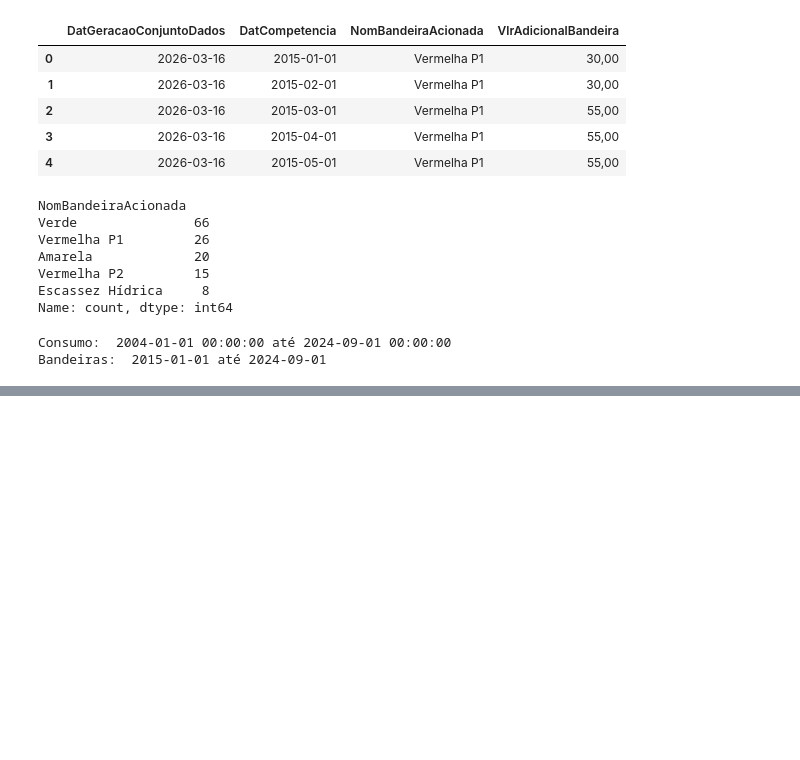
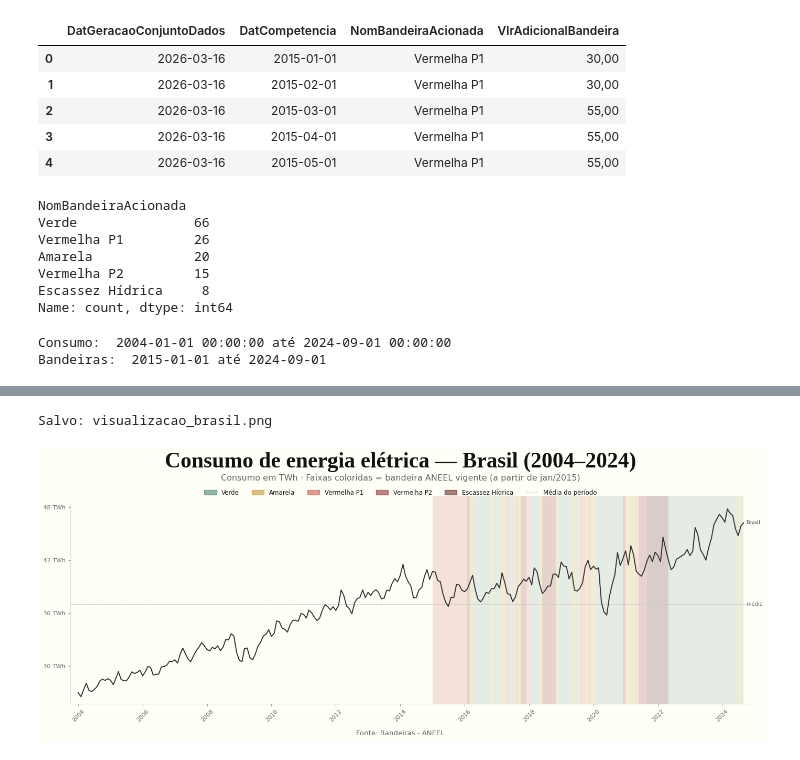
Before and after one commit to PalomaDuarte07/ecdv-energias-renovaveis, a Jupyter notebook: 2103-bandeira-consumo.ipynb, the cells around one changed output, grey strips where cells are left out. Saved outputs shown, nothing was run; the diff lists cells and outputs as text; code cells hidden in the pictures; blank space fills up the shorter version.

```diff
--- a/2103-bandeira-consumo.ipynb
+++ b/2103-bandeira-consumo.ipynb
@@ -442,0 +556,65 @@ Salvo: visualizacao_bandeiras.png
+# %%
+# ─────────────────────────────────────────────────────────────────────────────
+# PLOT 1: BRASIL TOTAL
+# ─────────────────────────────────────────────────────────────────────────────
+plt.close('all')  # Clear any previous figures
+
+fig1 = plt.figure(figsize=(15, 6), facecolor=BG)
+
+ax_total = fig1.add_subplot(111)
+
+plotar_painel(
+    ax_total, total, "YM", "Consumo_TWh",
+    titulo="",
+    cor_linha="#333333",
+    bandeiras_df=bandeiras,
+    milhoes=True,
+    rotulo="Brasil",
+    show_xlabel=True,
+)
+
+# Adjust spacing: top=0.85 reserves space for title/legend
+fig1.subplots_adjust(left=0.08, right=0.95, top=0.78, bottom=0.12)
+
+# Legenda das bandeiras
+legenda_bandeiras = [
+    mpatches.Patch(color="#2d6a4f", alpha=0.5, label="Verde"),
+    mpatches.Patch(color="#b5830a", alpha=0.5, label="Amarela"),
+    mpatches.Patch(color="#c0392b", alpha=0.5, label="Vermelha P1"),
+    mpatches.Patch(color="#7b0f0f", alpha=0.5, label="Vermelha P2"),
+    mpatches.Patch(color="#4a0000", alpha=0.5, label="Escassez Hídrica"),
+    Line2D([0], [0], color=AXIS_C, linewidth=0.8,
+           linestyle="--", label="Média do período"),
+]
+
+fig1.legend(
+    handles=legenda_bandeiras,
+    loc="upper center",
+    ncol=6,
+    frameon=False,
+    fontsize=8.5,
+    bbox_to_anchor=(0.5, 0.82),
+    prop={"family": SANS[0], "size": 8.5},
+)
+
+# Title and subtitle (positioned after subplots_adjust)
+fig1.text(0.5, 0.92,
+         "Consumo de energia elétrica — Brasil (2004–2024)",
+         fontfamily=SERIF, fontsize=30, fontweight="bold", color=TEXT,
+         ha="center", va="top")
+fig1.text(0.5, 0.85,
+         "Consumo em TWh · Faixas coloridas = bandeira ANEEL vigente (a partir de jan/2015)",
+         fontfamily=SANS, fontsize=11.5, color=TEXT_SEC, ha="center", va="top")
+
+# Bottom source
+fig1.text(0.5, 0.02,
+         "Fonte: Bandeiras - ANEEL",
+         fontfamily=SANS, fontsize=9.5, color=TEXT_SEC, ha="center")
+
+plt.savefig("visualizacao_brasil.png", dpi=150, bbox_inches="tight",
+            facecolor=BG, edgecolor="none")
+print("Salvo: visualizacao_brasil.png")
+plt.show()
+# %% [output]
+Salvo: visualizacao_brasil.png
+[figure, added]
```
Also changed, not shown: parts of 8 cells of this notebook, 12 other files.
